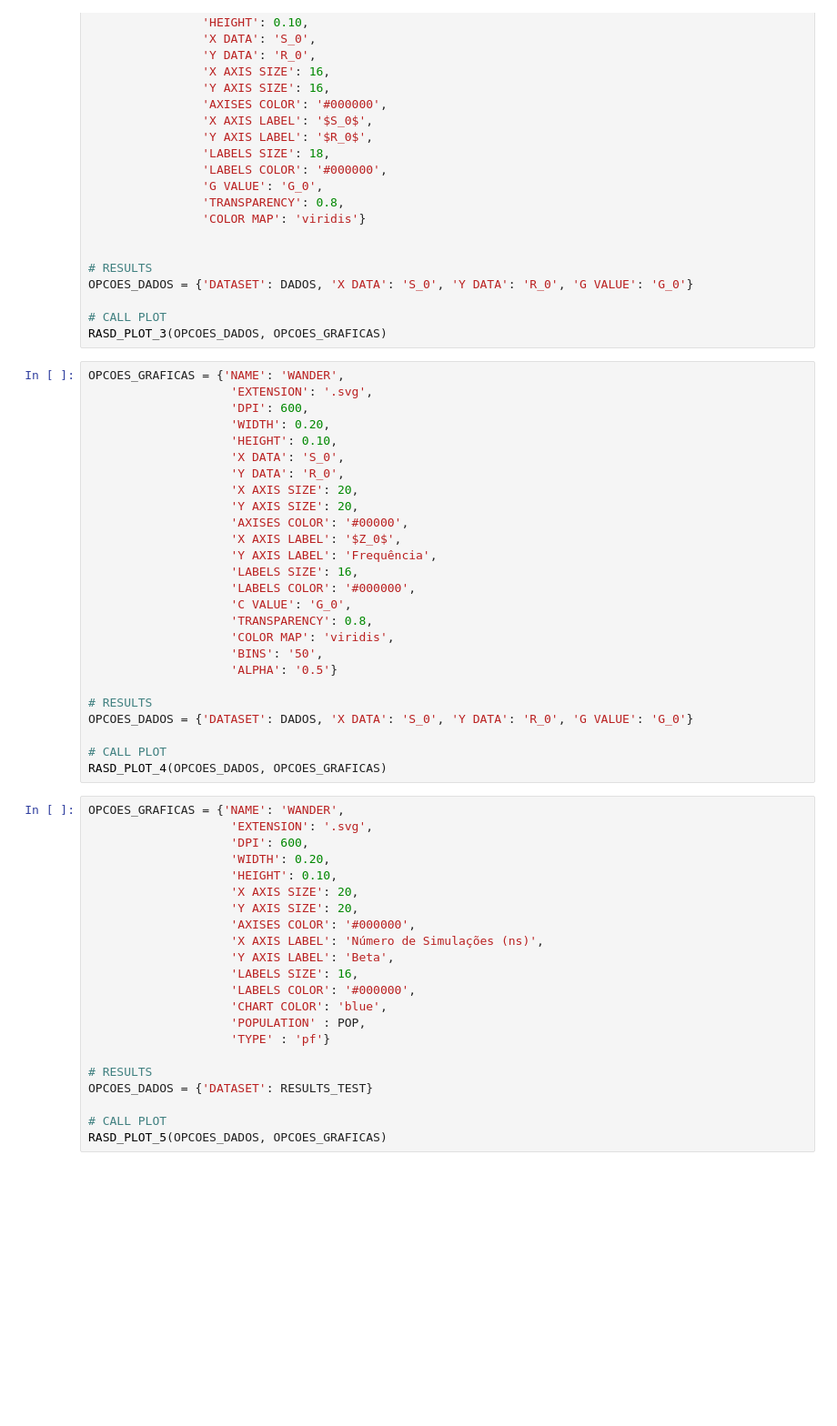
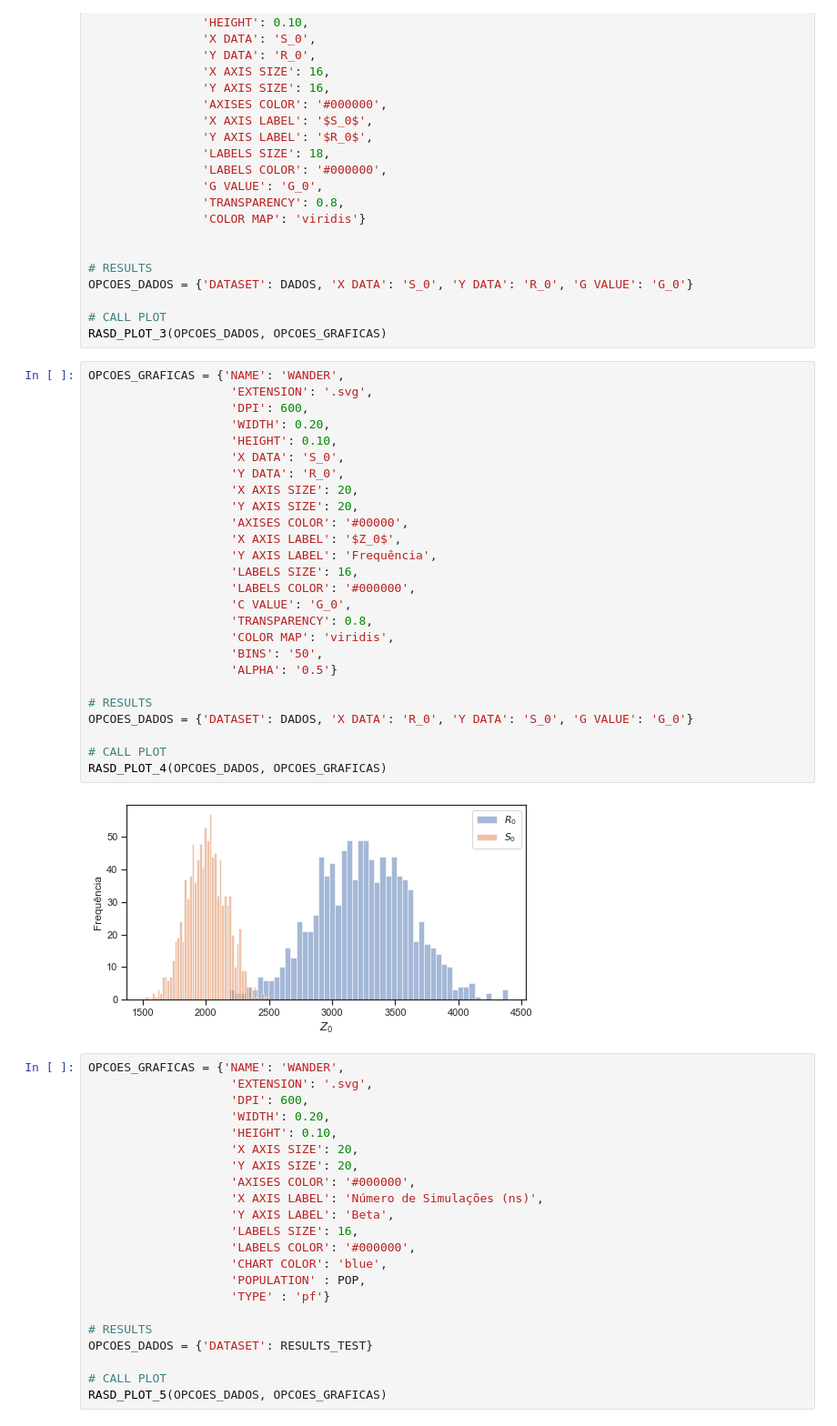
Before and after one commit to wmpjrufg/RASD-ALGORITMOS, a Jupyter notebook: EXAMPLE 5.1 - STRUCTURAL SAFETY ANALYSIS.ipynb, the cells around one changed output. Shown at 91% size. Saved outputs shown, nothing was run; the diff lists cells and outputs as text; blank space fills up the shorter version.

```diff
--- a/EXAMPLE 5.1 - STRUCTURAL SAFETY ANALYSIS.ipynb
+++ b/EXAMPLE 5.1 - STRUCTURAL SAFETY ANALYSIS.ipynb
@@ -139,29 +150,31 @@ RASD_PLOT_3(OPCOES_DADOS, OPCOES_GRAFICAS)
 # %%
 OPCOES_GRAFICAS = {'NAME': 'WANDER',
                     'EXTENSION': '.svg',
                     'DPI': 600,
                     'WIDTH': 0.20,
                     'HEIGHT': 0.10,
                     'X DATA': 'S_0',
                     'Y DATA': 'R_0',
                     'X AXIS SIZE': 20,
                     'Y AXIS SIZE': 20,
                     'AXISES COLOR': '#00000',
                     'X AXIS LABEL': '$Z_0$',
                     'Y AXIS LABEL': 'Frequência',
                     'LABELS SIZE': 16,
                     'LABELS COLOR': '#000000',
                     'C VALUE': 'G_0',
                     'TRANSPARENCY': 0.8,
                     'COLOR MAP': 'viridis',
                     'BINS': '50',
                     'ALPHA': '0.5'}
 
 # RESULTS
-OPCOES_DADOS = {'DATASET': DADOS, 'X DATA': 'S_0', 'Y DATA': 'R_0', 'G VALUE': 'G_0'}
+OPCOES_DADOS = {'DATASET': DADOS, 'X DATA': 'R_0', 'Y DATA': 'S_0', 'G VALUE': 'G_0'}
 
 # CALL PLOT
 RASD_PLOT_4(OPCOES_DADOS, OPCOES_GRAFICAS)
+# %% [output]
+[figure, added]
 # %%
 OPCOES_GRAFICAS = {'NAME': 'WANDER',
                     'EXTENSION': '.svg',
```
Also changed, not shown: parts of 4 cells of this notebook, 18 other files.
